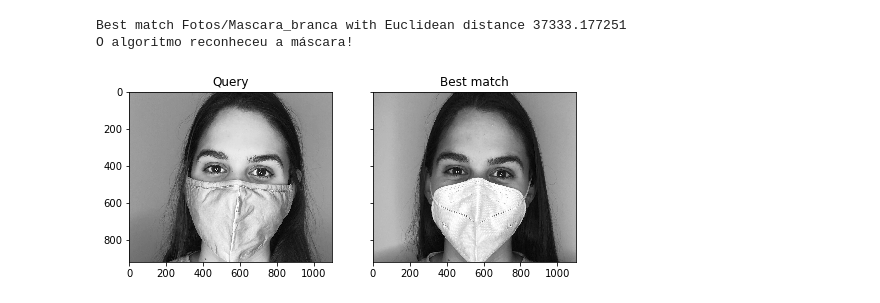
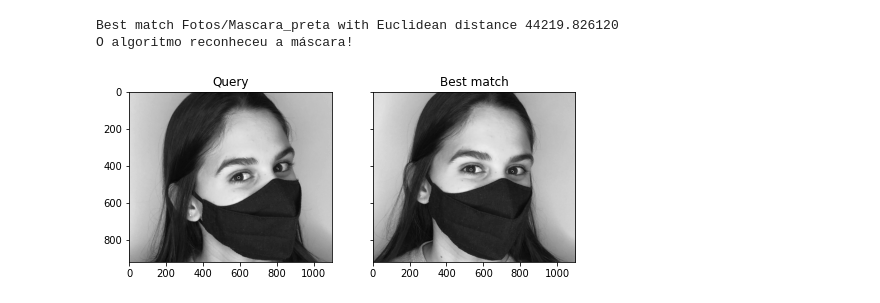
Before and after one commit to palomavb/Eigenfaces, a Jupyter notebook: Untitled1.ipynb, the cells around one changed output. Saved outputs shown, nothing was run; the diff lists cells and outputs as text; code cells hidden in the pictures.

```diff
--- a/Untitled1.ipynb
+++ b/Untitled1.ipynb
@@ -7,7 +8,5 @@ import numpy as np
 faces = {}
 with zipfile.ZipFile("Fotos.zip") as facezip:
     for filename in facezip.namelist():
-        if not filename.endswith(".jpeg"):
-            continue # not a face picture
         with facezip.open(filename) as image:
             faces[filename] = cv2.imdecode(np.frombuffer(image.read(), np.uint8), cv2.IMREAD_GRAYSCALE)
@@ -14,9 +63,9 @@ with zipfile.ZipFile("Fotos.zip") as facezip:
 # %%
-import matplotlib.pyplot as plt
+n_components = 36
+eigenfaces = pca.components_[:n_components]
 
-fig, axes = plt.subplots(4,4,sharex=True,sharey=True,figsize=(8,10))
-faceimages = list(faces.values())[-16:] # take last 16 images
-for i in range(16):
-    axes[i%4][i//4].imshow(faceimages[i], cmap="gray")
+fig, axes = plt.subplots(4,5,sharex=True,sharey=True,figsize=(8,10))
+for i in range(20):
+    axes[i%4][i//4].imshow(eigenfaces[i].reshape(faceshape), cmap="gray")
 plt.show()
 # %% [output]
@@ -52,8 +72,0 @@ print(len(facematrix))
-# %%
-...
-# Apply PCA to extract eigenfaces
-from sklearn.decomposition import PCA
-pca = PCA().fit(facematrix)
-
-...
-print(pca.explained_variance_ratio_)
@@ -95,21 +133,19 @@ weights = eigenfaces @ (facematrix - pca.mean_).T
 # %%
-...
-# Test on out-of-sample image of existing class
-query = faces["Fotos/Mascara_cinza_001.jpeg"].reshape(1,-1)
-query_weight = eigenfaces @ (query - pca.mean_).T
-euclidean_distance = np.linalg.norm(weights - query_weight, axis=0)
-best_match = np.argmin(euclidean_distance)
-print("Best match %s with Euclidean distance %f" % (facelabel[best_match], euclidean_distance[best_match]))
-if  (facelabel[best_match].startswith('Fotos/Mascara')):
+query4 = faces["Fotos/Mascara_preta_010.jpeg"].reshape(1,-1)
+query_weight4 = eigenfaces @ (query4 - pca.mean_).T
+euclidean_distance4 = np.linalg.norm(weights - query_weight4, axis=0)
+best_match4= np.argmin(euclidean_distance4)
+print("Best match %s with Euclidean distance %f" % (facelabel[best_match4], euclidean_distance4[best_match4]))
+if  (facelabel[best_match4].startswith('Fotos/Mascara')):
     print("O algoritmo reconheceu a máscara!")
-# Visualize
+
 fig, axes = plt.subplots(1,2,sharex=True,sharey=True,figsize=(8,6))
-axes[0].imshow(query.reshape(faceshape), cmap="gray")
+axes[0].imshow(query4.reshape(faceshape), cmap="gray")
 axes[0].set_title("Query")
-axes[1].imshow(facematrix[best_match].reshape(faceshape), cmap="gray")
+axes[1].imshow(facematrix[best_match4].reshape(faceshape), cmap="gray")
 axes[1].set_title("Best match")
 plt.show()
 # %% [output]
-Best match Fotos/Mascara_branca with Euclidean distance 37333.177251
+Best match Fotos/Mascara_preta with Euclidean distance 44219.826120
 O algoritmo reconheceu a máscara!
-[figure, old version]
+[figure, new version]
```
Also changed, not shown: parts of 21 cells of this notebook.
